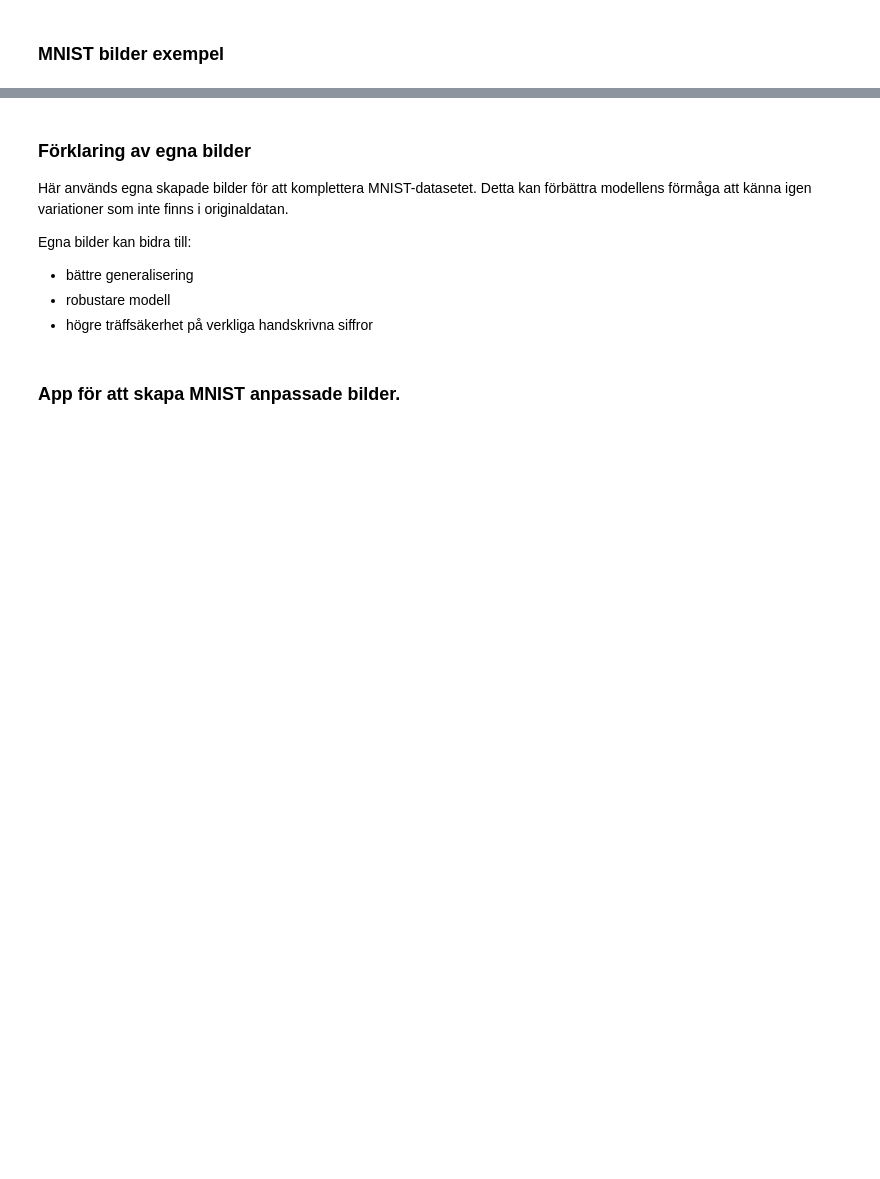
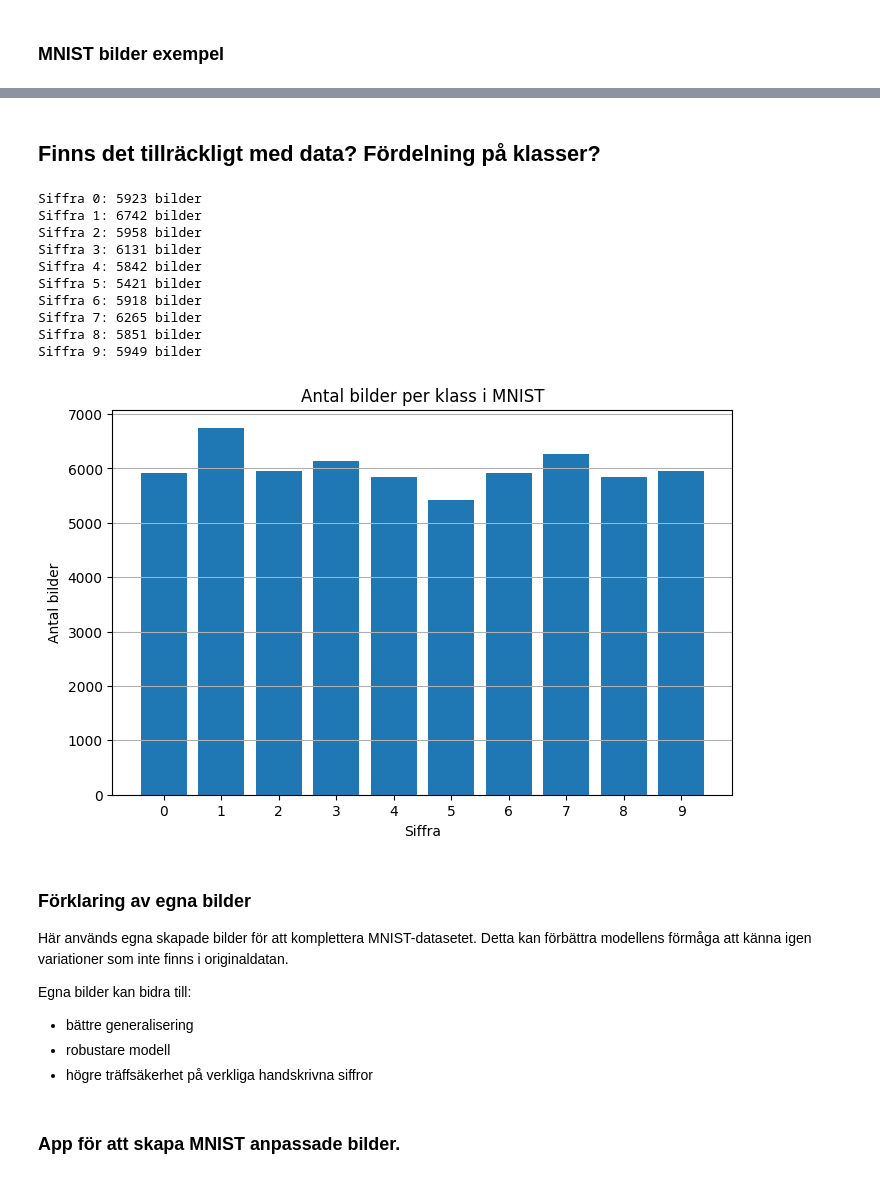
Before and after one commit to gosolna-commits/YH-Kunskapskontroll-AI, a Jupyter notebook: Göran_kunskapskontroll_AI.ipynb, the cells around one changed output, grey strips where cells are left out. Saved outputs shown, nothing was run; the diff lists cells and outputs as text; code cells hidden in the pictures; blank space fills up the shorter version.

```diff
--- a/Göran_kunskapskontroll_AI.ipynb
+++ b/Göran_kunskapskontroll_AI.ipynb
@@ -173,6 +191,43 @@ De första testerna visar på bristfälligt resultat. Skapade egna bilder för a
 Lokal app. Finns även som streamlit länk.
 https://mnist-pics-s8ciztwncgezrbartfdkuu.streamlit.app/
 Brist i den just nu. Filerna sparas i unix. Måste kompletteras om man enkelt vill få ner bilderna lokalt.
+# %% [markdown]
+## Finns det tillräckligt med data? Fördelning på klasser?
+# %%
+from collections import Counter
+import matplotlib.pyplot as plt
+
+# Räkna antal bilder per klass
+class_counts = Counter(y_train)
+
+# Visa antal per siffra
+for digit in sorted(class_counts.keys()):
+    print(f"Siffra {digit}: {class_counts[digit]} bilder")
+
+# Rita stapeldiagram
+plt.figure(figsize=(8,5))
+plt.bar(class_counts.keys(), class_counts.values())
+
+plt.xlabel("Siffra")
+plt.ylabel("Antal bilder")
+plt.title("Antal bilder per klass i MNIST")
+
+plt.xticks(range(10))
+plt.grid(axis='y')
+
+plt.show()
+# %% [output]
+Siffra 0: 5923 bilder
+Siffra 1: 6742 bilder
+Siffra 2: 5958 bilder
+Siffra 3: 6131 bilder
+Siffra 4: 5842 bilder
+Siffra 5: 5421 bilder
+Siffra 6: 5918 bilder
+Siffra 7: 6265 bilder
+Siffra 8: 5851 bilder
+Siffra 9: 5949 bilder
+[figure, added]
 # %% [markdown]
 ### Förklaring av egna bilder
 Här används egna skapade bilder för att komplettera MNIST-datasetet. Detta kan förbättra modellens förmåga att känna igen variationer som inte finns i originaldatan.
```
Also changed, not shown: parts of 68 cells of this notebook.
